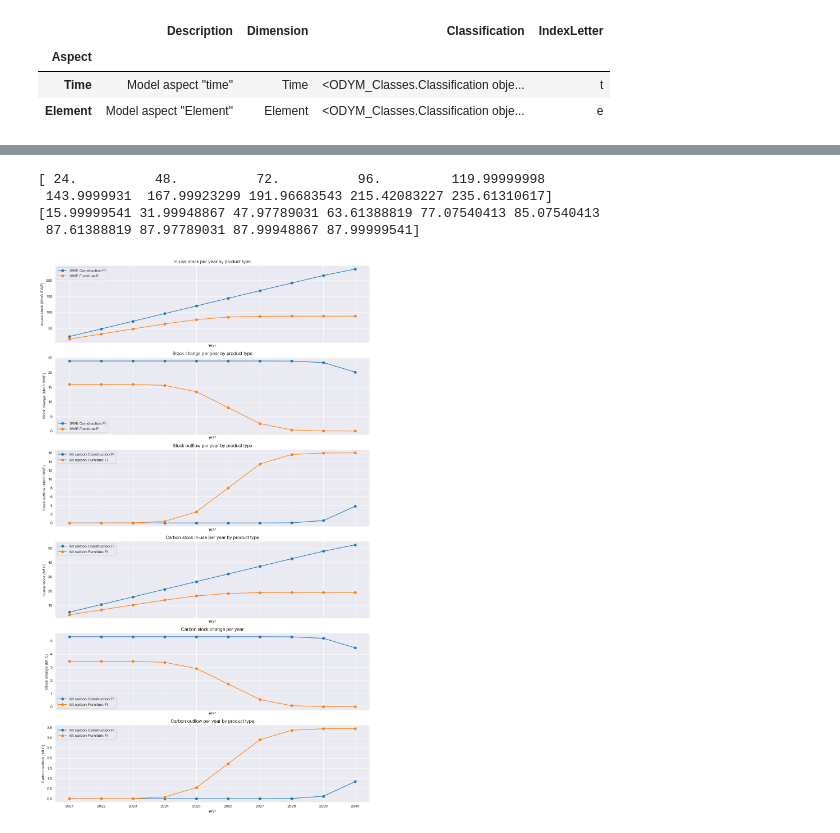
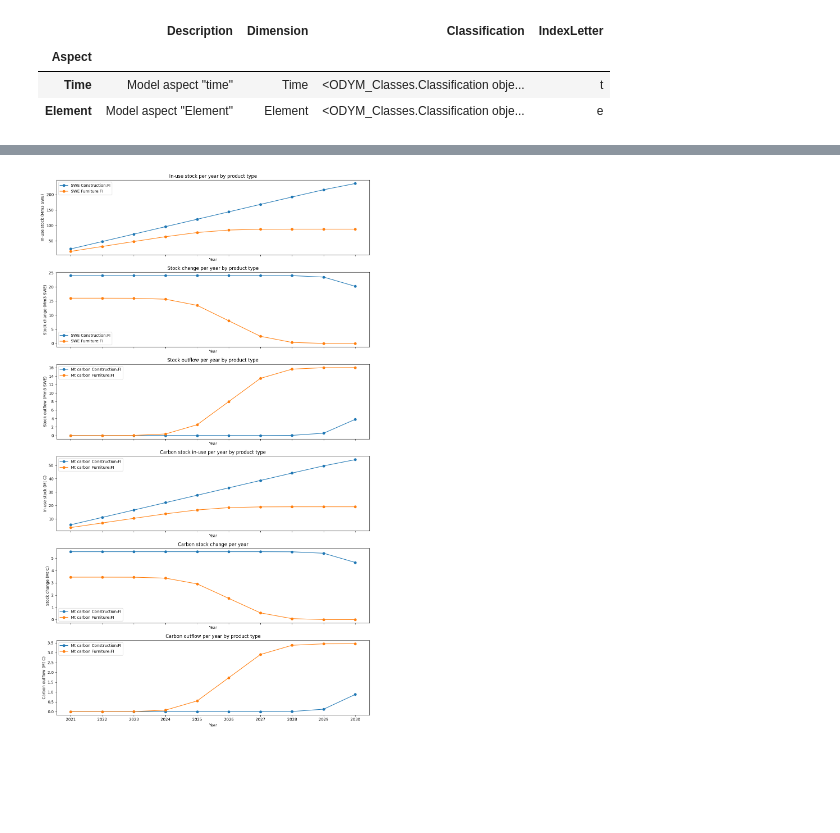
Before and after one commit to EuropeanForestInstitute/aiphoria, a Jupyter notebook: example.ipynb, the cells around one changed output, grey strips where cells are left out. Saved outputs shown, nothing was run; the diff lists cells and outputs as text; code cells hidden in the pictures; blank space fills up the shorter version.

```diff
--- a/example.ipynb
+++ b/example.ipynb
@@ -288,18 +262,12 @@ for stock in flowsolver.get_all_stocks():
 # %%
 # *****************************************************
-# * Step 9: Plot the dynamic stocks results *
+# * Step 8: Plot the dynamic stocks results *
 # *****************************************************
+fig, axes = plt.subplots(6, 1, sharex='all', sharey='none', figsize=(12, 20))
 
-#stock_id_to_dsm_swe and stock_id_to_dsm_carbon are dictionaries containing DynamicStockModel instances
-
-num_years = len(years) + 1
-range_x_ticks = range(min(years), max(years) + 1)
-
-# Create a single figure with 5 subplots:
-# SWE stock total, SWE stock change, Carbon stock total, Carbon stock change, Carbon outflow per year
-fig, axes = plt.subplots(6, 1, sharex='all', sharey='none', figsize=(12, 20))
-title_size = 12
-
+# stock_id_to_dsm_swe and stock_id_to_dsm_carbon are dictionaries containing DynamicStockModel instances
+stock_id_to_dsm_swe = flowsolver.get_dynamic_stocks_swe()
+stock_id_to_dsm_carbon = flowsolver.get_dynamic_stocks_carbon()
 for stock_id in stock_id_to_dsm_swe.keys():
     # SWE Stock
     dsm_swe = stock_id_to_dsm_swe[stock_id]
@@ -319,74 +287,51 @@ for stock_id in stock_id_to_dsm_swe.keys():
 
     # Plot SWE stock total (in-use stocks)
     axes[0].plot(years, swe_stock_total, marker='o', label=f'SWE {stock_id}')
-    axes[0].set_xticks(range_x_ticks)
-    axes[0].set_xlabel("Year")
     axes[0].set_ylabel("In-use stock (Mm3 SWE)")
     axes[0].set_title("In-use stock per year by product type")
-    axes[0].title.set_size(title_size)
 
     # Plot SWE stock change
     axes[1].plot(years, swe_stock_change, marker='o', label=f'SWE {stock_id}')
-    axes[1].set_xticks(range_x_ticks)
-    axes[1].set_xlabel("Year")
     axes[1].set_ylabel("Stock change (Mm3 SWE)")
     axes[1].set_title("Stock change per year by product type")
-    axes[1].title.set_size(title_size)
 
-        # Plot SWE outflow by cohort
+    # Plot SWE outflow by cohort
     axes[2].plot(years, swe_o, marker='o', label=f'Mt carbon {stock_id}')
-    axes[2].set_xticks(range_x_ticks)
-    axes[2].set_xlabel("Year")
     axes[2].set_ylabel("Stock outflow (Mm3 SWE)")
     axes[2].set_title("Stock outflow per year by product type")
-    axes[2].title.set_size(title_size)
 
     # Plot Carbon stock total (in-use stocks)
     axes[3].plot(years, carbon_stock_total, marker='o', label=f'Mt carbon {stock_id}')
-    axes[3].set_xticks(range_x_ticks)
-    axes[3].set_xlabel("Year")
     axes[3].set_ylabel("In-use stock (Mt C)")
     axes[3].set_title("Carbon stock in-use per year by product type")
-    axes[3].title.set_size(title_size)
 
     # Plot Carbon stock change
     axes[4].plot(years, carbon_stock_change, marker='o', label=f'Mt carbon {stock_id}')
-    axes[4].set_xticks(range_x_ticks)
-    axes[4].set_xlabel("Year")
     axes[4].set_ylabel("Stock change (Mt C)")
     axes[4].set_title("Carbon stock change per year")
-    axes[4].title.set_size(title_size)
 
     # Plot carbon outflow by cohort
     axes[5].plot(years, carbon_o, marker='o', label=f'Mt carbon {stock_id}')
-    axes[5].set_xticks(range_x_ticks)
-    axes[5].set_xlabel("Year")
     axes[5].set_ylabel("Carbon outflow (Mt C)")
     axes[5].set_title("Carbon outflow per year by product type")
-    axes[5].title.set_size(title_size)
 
-# Add legends to the plots
-axes[0].legend()
-axes[1].legend()
-axes[2].legend()
-axes[3].legend()
-axes[4].legend()
-axes[5].legend()
-
+# Set common properties to axes
+range_x_ticks = range(min(years), max(years) + 1)
+for axis in axes:
+    axis.set_xlabel("Year")
+    axis.set_xticks(range_x_ticks)
+    axis.title.set_size(12)
+    axis.legend()
 
 # Adjust layout to prevent overlap
 plt.tight_layout()
 
 # Save the figure as an SVG file
 svg_file_path = "data/stock_plots_by_product.svg"
 plt.savefig(svg_file_path, format='svg')
 
 plt.show()
 # %% [output]
-[ 24.          48.          72.          96.         119.99999998
- 143.9999931  167.99923299 191.96683543 215.42083227 235.61310617]
-[15.99999541 31.99948867 47.97789031 63.61388819 77.07540413 85.07540413
- 87.61388819 87.97789031 87.99948867 87.99999541]
-[figure, old version]
+[figure, new version]
 # %%
 # *****************************************************
```
Also changed, not shown: parts of 6 cells of this notebook, 3 other files.
